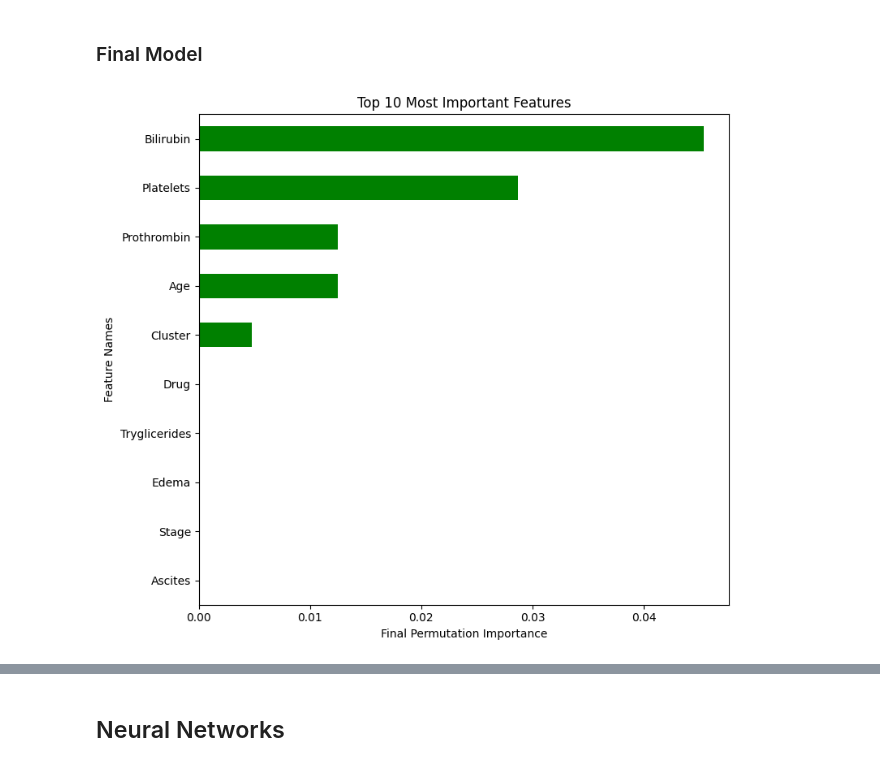
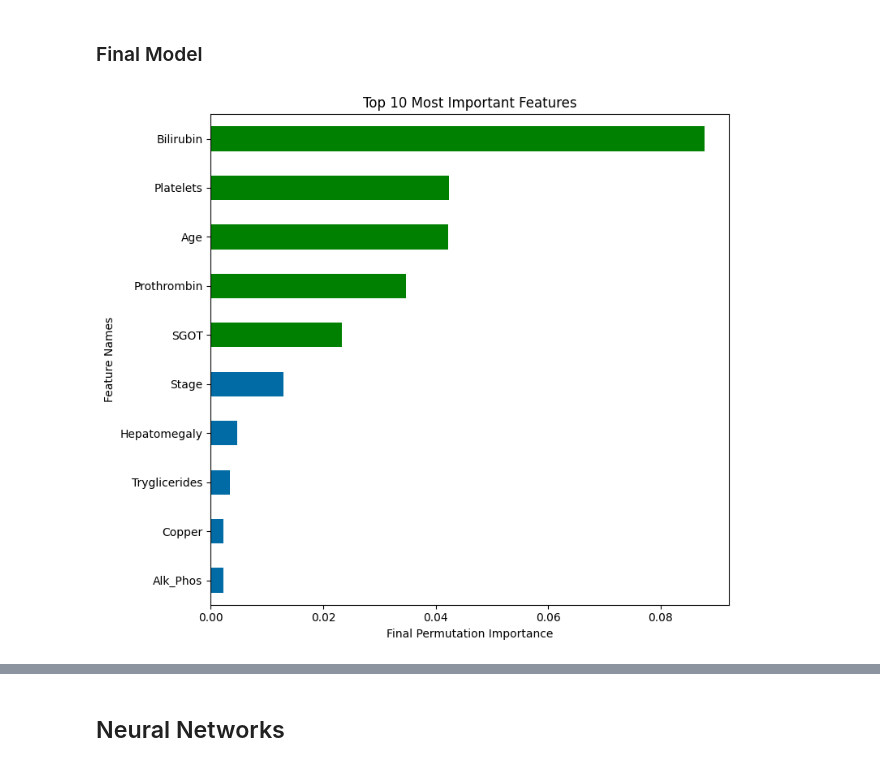
Before and after one commit to swirita/Cirrhosis-Prediction, a Jupyter notebook: Cirrhosis_Prediction.ipynb, the cells around one changed output, grey strips where cells are left out. Saved outputs shown, nothing was run; the diff lists cells and outputs as text; code cells hidden in the pictures.

```diff
--- a/Cirrhosis_Prediction.ipynb
+++ b/Cirrhosis_Prediction.ipynb
@@ -1769,0 +1719,20 @@ weighted avg       0.73      0.70      0.71       105
+# %%
+selector = SequentialFeatureSelector(
+    estimator=clone(rf_cluster_final),
+    n_features_to_select='auto',
+    tol=0.001,              # stop removing once score would drop by more than this
+    direction='backward',
+    scoring='recall_macro',
+    cv=5,
+    n_jobs=-1
+)
+
+final_cluster_pipe_auto = imb_make_pipeline(
+    preprocessor_cluster,
+    selector,
+    SMOTE(random_state=42, k_neighbors=3),
+    clone(rf_cluster_final)
+)
+
+final_cluster_pipe_auto.fit(X_train_cluster, y_train)
+evaluate_classification(final_cluster_pipe_auto, X_train_cluster, y_train, X_test_cluster, y_test)
@@ -1799,38 +1793,38 @@ print(list(selected_features))
 ### Final Model
 # %%
 r_final = permutation_importance(
-    final_cluster_pipe,
+    final_cluster_pipe_auto,
     X_test_cluster,
     y_test,
     n_repeats=10,
     random_state=42,
     scoring='recall_macro',
     n_jobs=-1
 )
 
 # Convert mean permutation importances into a Series
 permutation_importances_final = pd.Series(
     r_final['importances_mean'],
     index=X_test_cluster.columns,
     name='Permutation Importance'
 )
 
 # Sort from highest to lowest
 permutation_importances_final = permutation_importances_final.sort_values(
     ascending=False
 )
 
 colors_top5 = get_color_dict(permutation_importances_final, top_n=5)
 
 ax = plot_importance_color(
     permutation_importances_final,
     color_dict=colors_top5,
     top_n=10,
     figsize=(8, 7)
 )
 
 ax.set_xlabel("Final Permutation Importance")
 
 plt.tight_layout()
 # %% [output]
-[figure, old version]
+[figure, new version]
```
Also changed, not shown: parts of 11 cells of this notebook.
